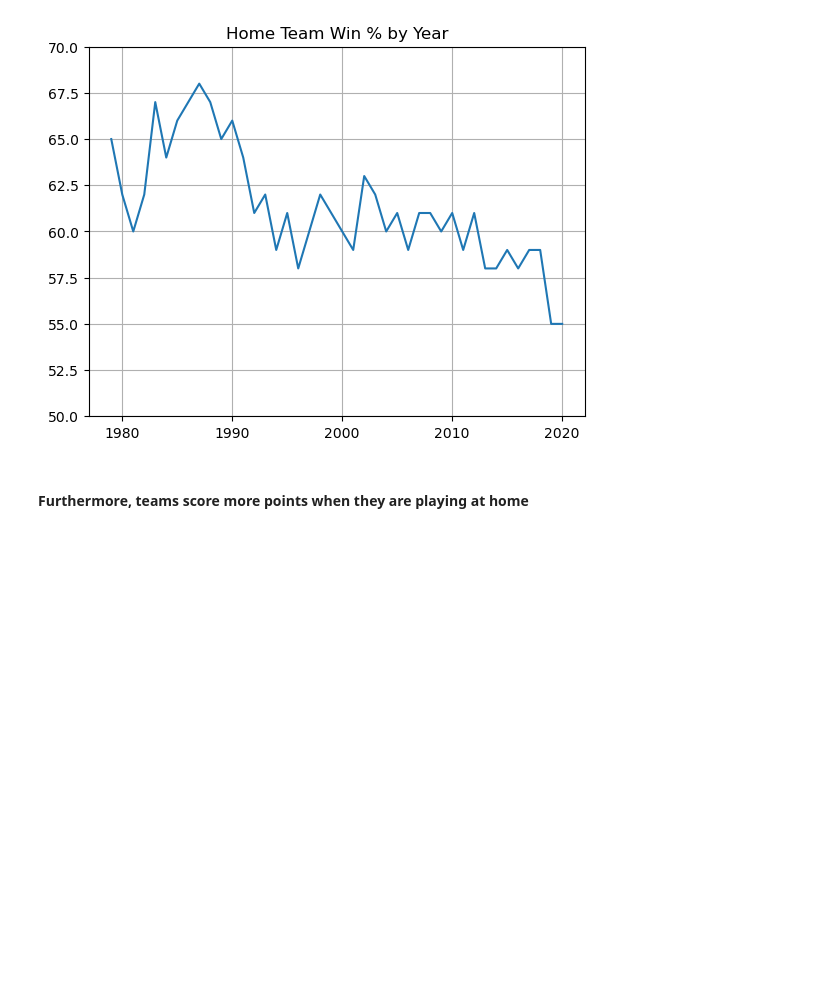
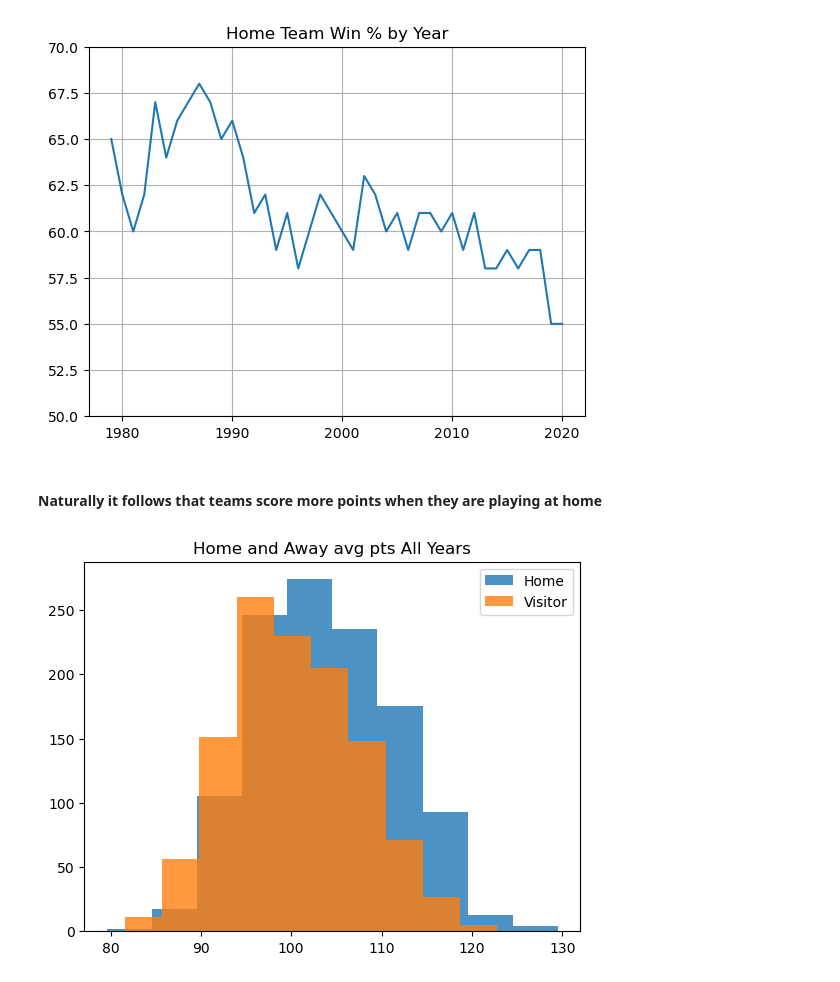
Before and after one commit to ZacharyArgentin/Predicting_NBA_Results, a Jupyter notebook: eda.ipynb, the cells around one changed output. Saved outputs shown, nothing was run; the diff lists cells and outputs as text; code cells hidden in the pictures; blank space fills up the shorter version.

```diff
--- a/eda.ipynb
+++ b/eda.ipynb
@@ -98,2 +82,25 @@ g["visitor_team_avg_score"] = g["visitor_team_avg_score"].round(1)
 # %% [markdown]
-#### Furthermore, teams score more points when they are playing at home
+#### Naturally it follows that teams score more points when they are playing at home
+# %%
+home_avg = all_games[["home_team.full_name", "season", "home_team_avg_score"]].groupby(["home_team.full_name", "season"]).mean().values
+# %%
+visiting_avg = all_games[["visitor_team.full_name", "season", "visitor_team_avg_score"]].groupby(["visitor_team.full_name", "season"]).mean().values
+# %%
+avg_score_by_team = all_games[["home_team.full_name", "season", "home_team_avg_score"]].groupby(["home_team.full_name", "season"]).mean()
+
+avg_score_by_team.columns = ["avg_score_as_home"]
+
+avg_score_by_team["avg_score_as_home"] = home_avg
+avg_score_by_team["avg_score_as_visitor"] = visiting_avg
+avg_score_by_team["avg_score_mean"] = (home_avg + visiting_avg) / 2
+avg_score_by_team["avg_score_diff"] = (home_avg - visiting_avg)
+avg_score_by_team.reset_index(inplace=True)
+# %%
+plt.figure()
+plt.hist(avg_score_by_team["avg_score_as_home"], alpha=0.8, label="Home")
+plt.hist(avg_score_by_team["avg_score_as_visitor"], alpha=0.8, label="Visitor")
+plt.title("Home and Away avg pts All Years")
+plt.legend()
+plt.show()
+# %% [output]
+[figure, added]
```
Also changed, not shown: parts of 12 cells of this notebook, 7 other files.
